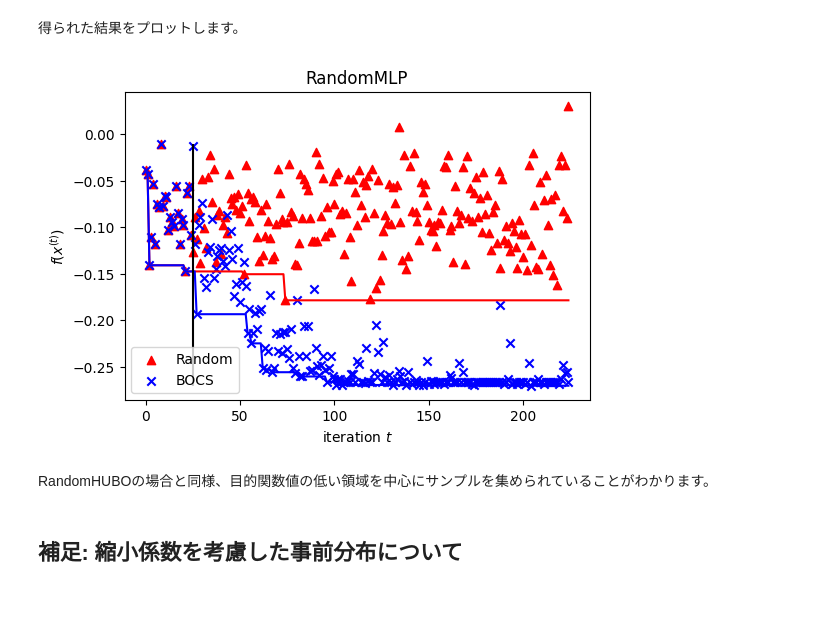
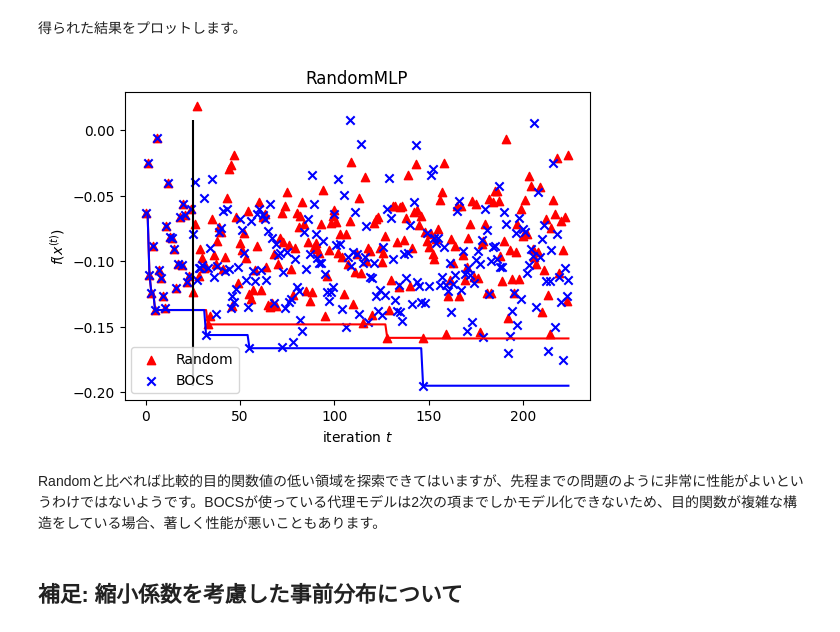
Before and after one commit to T-QARD/t-wave, a Jupyter notebook: notebooks/BOCS_SA/BOCS_SA.ipynb, the cells around one changed output. Saved outputs shown, nothing was run; the diff lists cells and outputs as text; code cells hidden in the pictures; blank space fills up the shorter version.

```diff
--- a/notebooks/BOCS_SA/BOCS_SA.ipynb
+++ b/notebooks/BOCS_SA/BOCS_SA.ipynb
@@ -983,6 +976,7 @@ BOCSでは目的関数値の低い領域を中心にサンプルを集められ
 # %%
 import torch
 import torch.nn as nn
+
 
 class RandomMLP(nn.Module):
     def __init__(self, dim_in, dim_hidden):
@@ -1000,8 +994,14 @@ class RandomMLP(nn.Module):
 
         return x
 
+
 class RandomMLPWrapper:
-    def __init__(self, random_mlp_model: RandomMLP, noise_variance: float=0., seed: Optional[int]=None):
+    def __init__(
+        self,
+        random_mlp_model: RandomMLP,
+        noise_variance: float = 0.0,
+        seed: Optional[int] = None,
+    ):
         self.noise_variance = noise_variance
         self.rng = np.random.default_rng(seed)
         self.model = random_mlp_model
@@ -1016,18 +1016,20 @@ class RandomMLPWrapper:
         return self.energy(x) + self.rng.normal(0, np.sqrt(self.noise_variance))
 # %%
 seed = 0
-rng  = np.random.default_rng(seed)
+rng = np.random.default_rng(seed)
 
-num_vars         = 32
-dim_hidden       = 64
+num_vars = 32
+dim_hidden = 64
 num_init_samples = 25
-noise_variance   = 0.
+noise_variance = 0.0
 
 random_mlp_model = RandomMLP(num_vars, dim_hidden)
 random_mlp = RandomMLPWrapper(random_mlp_model, noise_variance, seed)
-surrogate_model = BOCSSurrogateModel(num_vars, linear_regressor=HorseshoeGibbs(max_iter=10))
+surrogate_model = BOCSSurrogateModel(
+    num_vars, linear_regressor=HorseshoeGibbs(max_iter=50)
+)
 acquisition_function = BOCSAcquisitionFunction(
-    lambda Q: neal.SimulatedAnnealingSampler().sample_qubo(Q, num_reads=5, num_sweeps=2500)
+    lambda Q: oj.SASampler().sample_qubo(Q, num_reads=5, num_sweeps=2500)
 )
 
 X = rng.choice([0, 1], size=(num_init_samples, num_vars))
@@ -1035,7 +1037,7 @@ y = np.array([random_mlp(x) for x in X])
 
 # bayesian optimization loop
 y_best = np.inf
-for i in range(200):
+for i in tqdm(range(200)):
     surrogate_model.update(X, y)
     acquisition_function.build(surrogate_model)
     x_next = acquisition_function.optimize()
@@ -1047,8 +1049,7 @@ for i in range(200):
     y_best = min(y_best, y_next)
 
     if i % 10 == 0:
-        logger.info(
-            "iter: {:3d}, y_next: {:10.3e}, y_best: {:10.3e}"
-            .format(i, y_next, y_best)
+        tqdm.write(
+            "iter: {:3d}, y_next: {:10.3e}, y_best: {:10.3e}".format(i, y_next, y_best)
         )
 # %% [output]
@@ -1083,32 +1084,36 @@ X_rand = rng.choice([0, 1], size=(200+num_init_samples, num_vars))
 # %%
 plot_x = X
 plot_y = np.apply_along_axis(random_mlp.energy, 1, X)
-plot_min_y = np.array([np.min(plot_y[:i]) for i in range(1, len(plot_y)+1)])
+plot_min_y = np.array([np.min(plot_y[:i]) for i in range(1, len(plot_y) + 1)])
 
 plot_X_rand = X_rand
 plot_y_rand = np.apply_along_axis(random_mlp.energy, 1, X_rand)
-plot_min_y_rand = np.array([np.min(plot_y_rand[:i]) for i in range(1, len(plot_y_rand)+1)])
+plot_min_y_rand = np.array(
+    [np.min(plot_y_rand[:i]) for i in range(1, len(plot_y_rand) + 1)]
+)
 
-fig = plt.figure(figsize=(6,4))
+fig = plt.figure(figsize=(6, 4))
 ax = fig.add_subplot()
 
 ax.plot(np.arange(len(plot_min_y_rand)), plot_min_y_rand, color="red")
-ax.scatter(np.arange(len(plot_y_rand)), plot_y_rand, color="red", marker="^", label="Random")
+ax.scatter(
+    np.arange(len(plot_y_rand)), plot_y_rand, color="red", marker="^", label="Random"
+)
 
 ax.plot(np.arange(len(plot_min_y)), plot_min_y, color="blue")
 ax.scatter(np.arange(len(plot_y)), plot_y, color="blue", marker="x", label="BOCS")
 
 ax.vlines(num_init_samples, min(plot_y), max(plot_y), color="black")
 
 ax.set_title("RandomMLP")
 ax.set_xlabel(r"iteration $t$")
 ax.set_ylabel(r"$f(x^{(t)})$")
 ax.legend()
 plt.show()
 # %% [output]
-[figure, old version]
+[figure, new version]
 # %% [markdown]
-RandomHUBOの場合と同様、目的関数値の低い領域を中心にサンプルを集められていることがわかります。
+Randomと比べれば比較的目的関数値の低い領域を探索できてはいますが、先程までの問題のように非常に性能がよいというわけではないようです。BOCSが使っている代理モデルは2次の項までしかモデル化できないため、目的関数が複雑な構造をしている場合、著しく性能が悪いこともあります。
 # %% [markdown]
 ## 補足: 縮小係数を考慮した事前分布について
 # %% [markdown]
```
Also changed, not shown: parts of 101 cells of this notebook.
